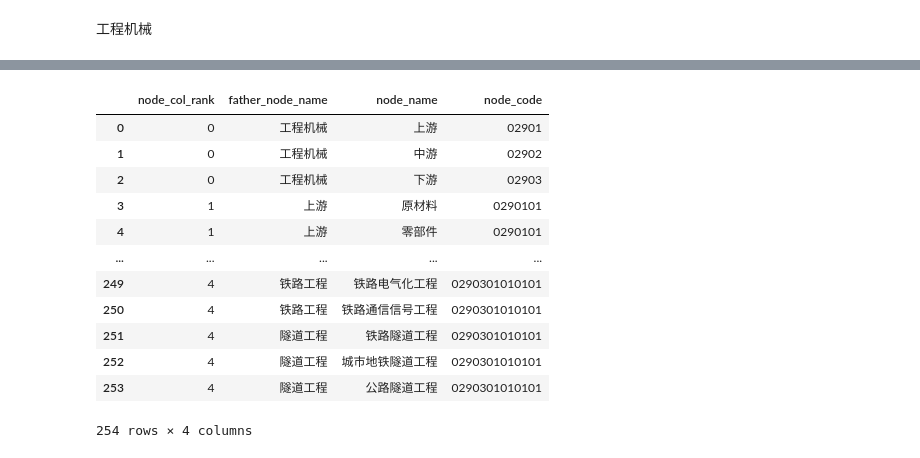
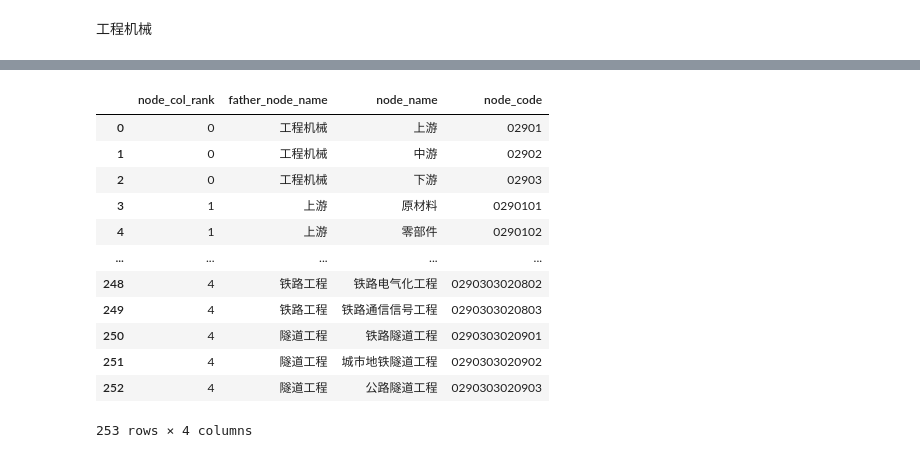
Before and after one commit to daiyipu/yiheng, a Jupyter notebook: industry_chain.ipynb, the cells around one changed output, grey strips where cells are left out. Saved outputs shown, nothing was run; the diff lists cells and outputs as text; code cells hidden in the pictures.

```diff
--- a/industry_chain.ipynb
+++ b/industry_chain.ipynb
@@ -8,3 +8,16 @@ import pylab
 from scipy import stats
 import sqlalchemy
 import numpy as np
+# %%
+def node_trans(df):
+    all_list=[]
+    for i in range(df.shape[1]-2):
+        for j in range(df.shape[0]):
+            # print(i,j)
+            h=tuple(str(i))+tuple(df.iloc[j,i:i+2])
+            # print(h)
+            all_list.append(h)
+    set_list=list(set(all_list))
+    set_list.sort(key = all_list.index)
+    node_list = [i for i in set_list if np.nan not in i]
+    return node_list
@@ -229,20 +265,0 @@ node_gcjx_pd[]
-# %%
-gcjx_code='029'
-node_code_list=[]
-y=1
-for x in node_gcjx_pd.index:
-    if node_gcjx_pd.loc[x,'father_node_name']=='工程机械':
-        node_gcjx_pd.loc[x,'node_code']=gcjx_code+'0'+str(y)
-        y=y+1
-        print(node_gcjx_pd.loc[x,'node_code'])
-    else:
-
-        for z in node_gcjx_pd.index:
-            t=1
-            if node_gcjx_pd.loc[x,'father_node_name']==node_gcjx_pd.loc[z,'node_name']:
-                node_gcjx_pd.loc[x,'node_code']=node_gcjx_pd.loc[z,'node_code']+'0'+str(t)
-                print(node_gcjx_pd.loc[z,'node_code']+'0'+str(t))
-                t +=1
-                print(node_gcjx_pd.loc[x,'father_node_name'])
-                print(node_gcjx_pd.loc[z,'node_name'])
-                print(t)
@@ -267,18 +266,24 @@ for x in node_gcjx_pd.index:
-# %%
-node_gcjx_pd
-# %% [output]
-|  | node_col_rank | father_node_name | node_name | node_code |
-| 0 | 0 | 工程机械 | 上游 | 02901 |
-| 1 | 0 | 工程机械 | 中游 | 02902 |
-| 2 | 0 | 工程机械 | 下游 | 02903 |
-| 3 | 1 | 上游 | 原材料 | 0290101 |
-| 4 | 1 | 上游 | 零部件 | 0290101 |
-| ... | ... | ... | ... | ... |
-| 249 | 4 | 铁路工程 | 铁路电气化工程 | 0290301010101 |
-| 250 | 4 | 铁路工程 | 铁路通信信号工程 | 0290301010101 |
-| 251 | 4 | 隧道工程 | 铁路隧道工程 | 0290301010101 |
-| 252 | 4 | 隧道工程 | 城市地铁隧道工程 | 0290301010101 |
-| 253 | 4 | 隧道工程 | 公路隧道工程 | 0290301010101 |
-254 rows × 4 columns
+# %%
+df=node_gcjx_pd
+chain_code='029'
+node_code_col='node_code'
+chain_name='工程机械'
+father_node_name_col='father_node_name'
+node_name_col='node_name'
+node_code(df,chain_code,node_code_col,chain_name,father_node_name_col,node_name_col)
+# %% [output]
+|  | node_col_rank | father_node_name | node_name | node_code |
+| 0 | 0 | 工程机械 | 上游 | 02901 |
+| 1 | 0 | 工程机械 | 中游 | 02902 |
+| 2 | 0 | 工程机械 | 下游 | 02903 |
+| 3 | 1 | 上游 | 原材料 | 0290101 |
+| 4 | 1 | 上游 | 零部件 | 0290102 |
+| ... | ... | ... | ... | ... |
+| 248 | 4 | 铁路工程 | 铁路电气化工程 | 0290303020802 |
+| 249 | 4 | 铁路工程 | 铁路通信信号工程 | 0290303020803 |
+| 250 | 4 | 隧道工程 | 铁路隧道工程 | 0290303020901 |
+| 251 | 4 | 隧道工程 | 城市地铁隧道工程 | 0290303020902 |
+| 252 | 4 | 隧道工程 | 公路隧道工程 | 0290303020903 |
+253 rows × 4 columns
 # %%
 node_gcjx_pd.to_excel(r'C:\Users\admin\Documents\GitHub\yiheng\chain_data\工程机械\node_gcjx_code.xlsx')
```
Also changed, not shown: parts of 11 cells of this notebook, 9 other files.
